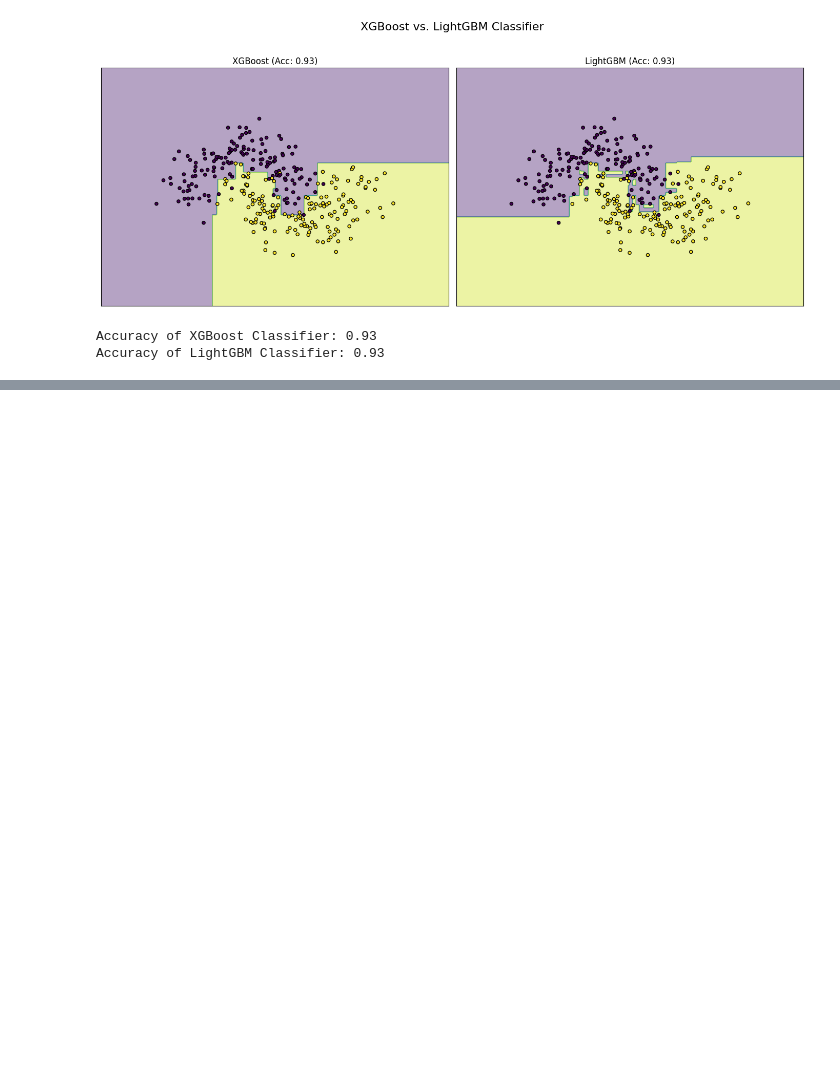
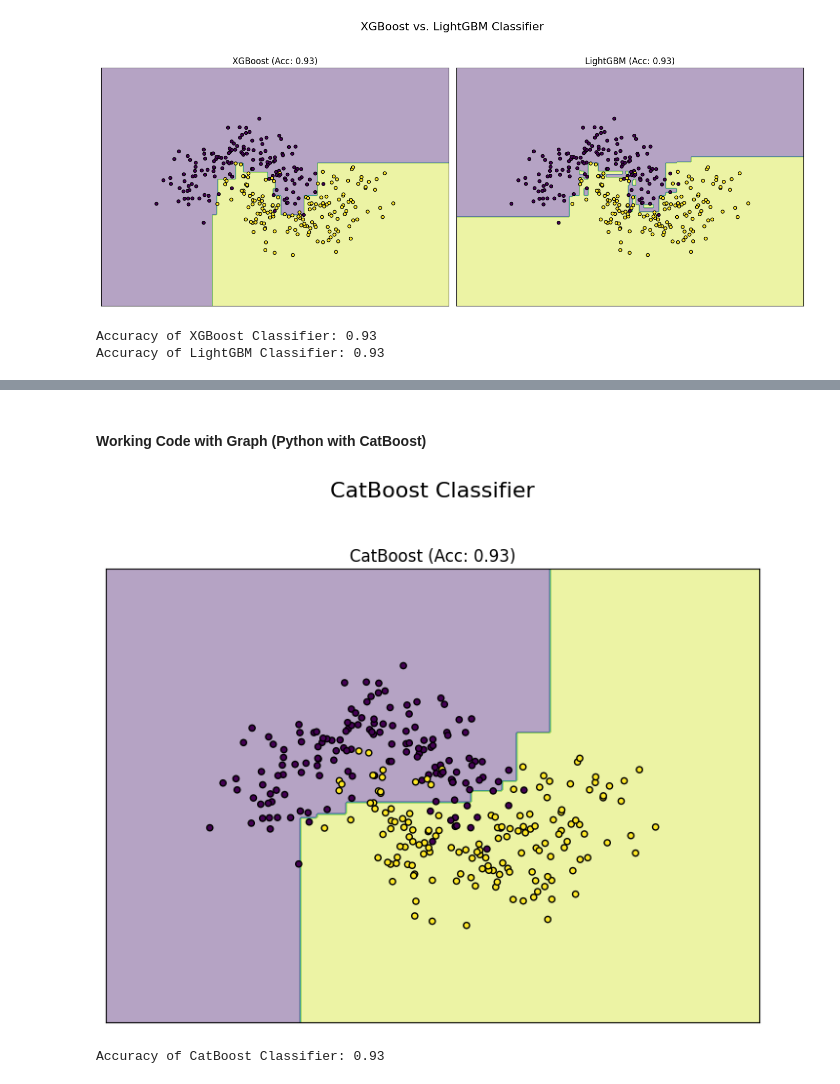
Before and after one commit to rsys-adsingh/Machine-Learning, a Jupyter notebook: study/Chapter_7.ipynb, the cells around one changed output, grey strips where cells are left out. Drawn from its saved outputs; the diff is of its cells as text; code cells hidden in the pictures; blank space fills up the shorter version.

```diff
--- a/study/Chapter_7.ipynb
+++ b/study/Chapter_7.ipynb
@@ -1357,0 +1527,56 @@ Accuracy of LightGBM Classifier: 0.93
+# %% [markdown]
+#### Working Code with Graph (Python with CatBoost)
+# %%
+import numpy as np
+import matplotlib.pyplot as plt
+from sklearn.datasets import make_moons
+from sklearn.model_selection import train_test_split
+from catboost import CatBoostClassifier
+from sklearn.metrics import accuracy_score
+
+# Generate a synthetic dataset
+X, y = make_moons(n_samples=300, noise=0.25, random_state=42)
+X_train, X_test, y_train, y_test = train_test_split(X, y, random_state=42)
+
+# Define a function to plot decision boundaries
+def plot_decision_boundary(clf, X, y, ax, title):
+    x_min, x_max = X[:, 0].min() - 1, X[:, 0].max() + 1
+    y_min, y_max = X[:, 1].min() - 1, X[:, 1].max() + 1
+    xx, yy = np.meshgrid(np.arange(x_min, x_max, 0.02), np.arange(y_min, y_max, 0.02))
+    Z = clf.predict(np.c_[xx.ravel(), yy.ravel()])
+    Z = Z.reshape(xx.shape)
+    ax.contourf(xx, yy, Z, alpha=0.4)
+    ax.scatter(X[:, 0], X[:, 1], c=y, s=20, edgecolor='k')
+    ax.set_title(title)
+    ax.set_xticks([])
+    ax.set_yticks([])
+
+fig, axes = plt.subplots(1, 1, figsize=(7, 6))
+fig.suptitle('CatBoost Classifier', fontsize=16)
+
+# Train a CatBoost Classifier
+cat_clf = CatBoostClassifier(
+    iterations=100,                # Number of boosting rounds
+    learning_rate=0.1,             # Step size shrinkage
+    depth=3,                       # Depth of individual trees
+    loss_function='Logloss',       # Loss function for binary classification
+    eval_metric='Accuracy',        # Metric for monitoring performance
+    random_seed=42,
+    verbose=0,                     # Suppress verbose output
+    # No special handling needed for categorical features with make_moons, as all features are numerical
+    # If there were categorical features, CatBoost would detect them or we'd specify:
+    # cat_features=[idx_of_categorical_feature]
+)
+cat_clf.fit(X_train, y_train, early_stopping_rounds=10, eval_set=(X_test, y_test), verbose=False)
+
+y_pred_cat = cat_clf.predict(X_test)
+acc_cat = accuracy_score(y_test, y_pred_cat)
+plot_decision_boundary(cat_clf, X, y, axes, f'CatBoost (Acc: {acc_cat:.2f})')
+
+plt.tight_layout(rect=[0, 0.03, 1, 0.95])
+plt.show()
+
+print(f"Accuracy of CatBoost Classifier: {acc_cat:.2f}")
+# %% [output]
+[figure, added]
+Accuracy of CatBoost Classifier: 0.93
```
Also changed, not shown: parts of 19 cells of this notebook.
